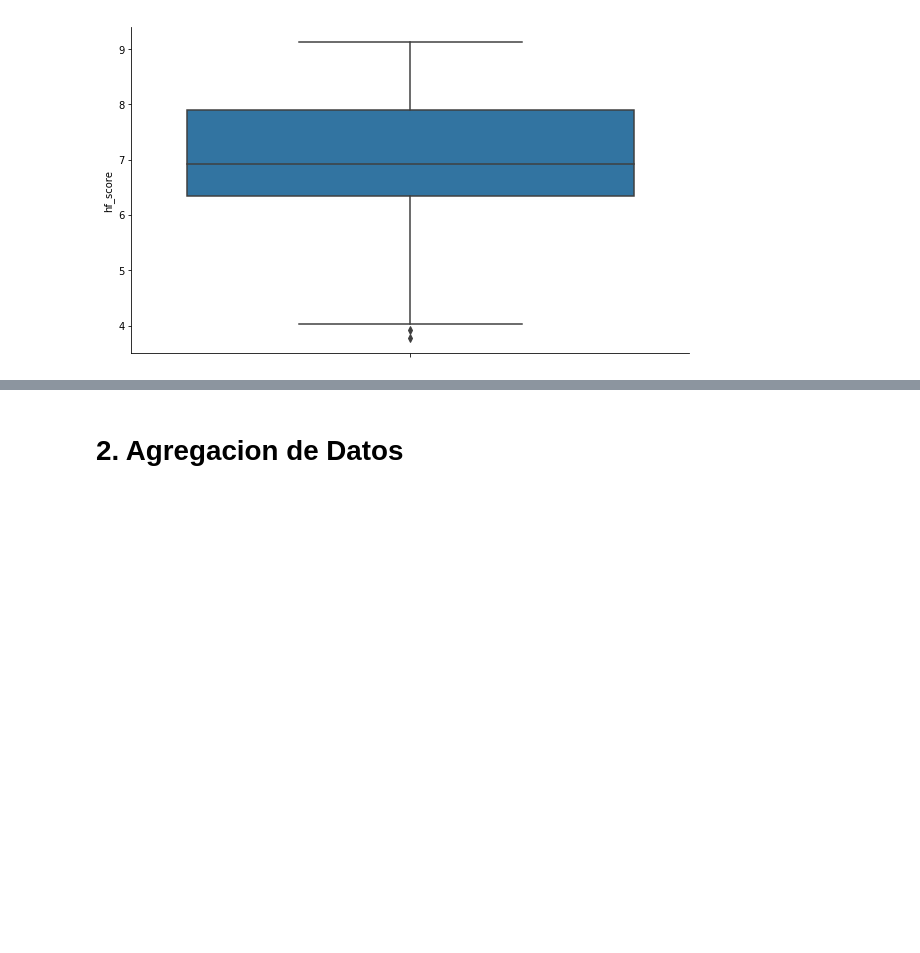
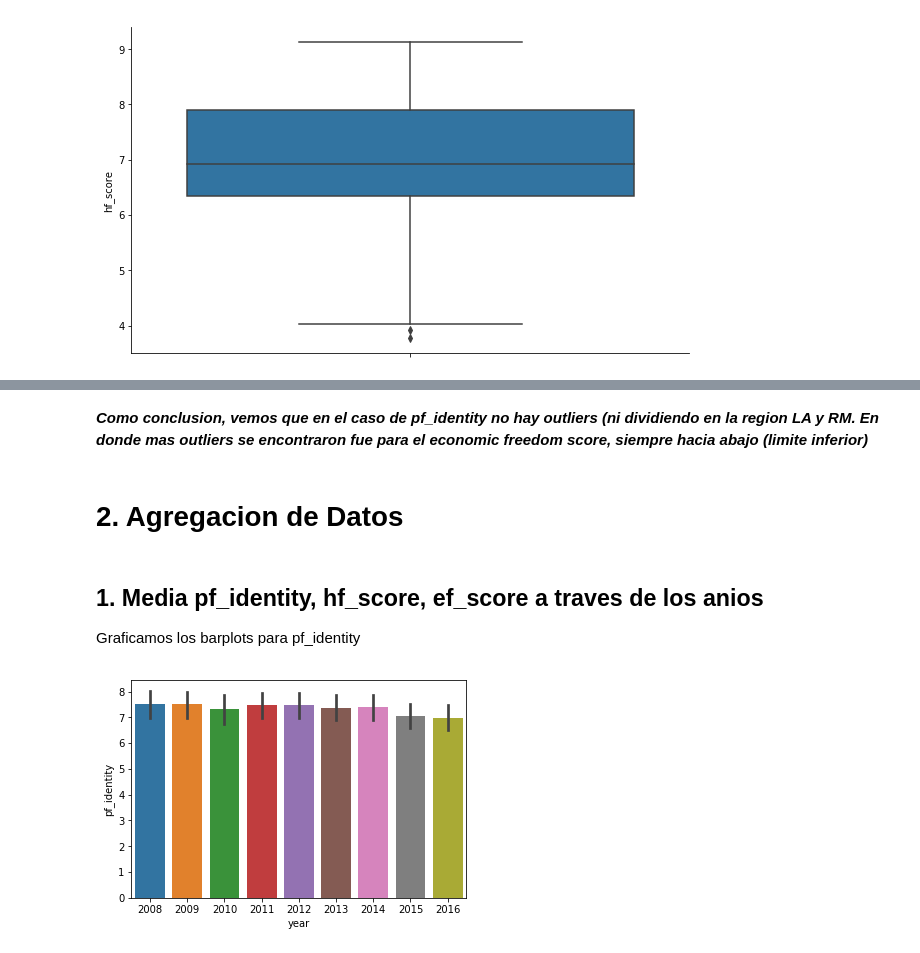
Before and after one commit to nehuengonzalez/diplodatos, a Jupyter notebook: Practico1-Prolijo.ipynb, the cells around one changed output, grey strips where cells are left out. Drawn from its saved outputs; the diff is of its cells as text; code cells hidden in the pictures; blank space fills up the shorter version.

```diff
--- a/Practico1-Prolijo.ipynb
+++ b/Practico1-Prolijo.ipynb
@@ -297,2 +428,14 @@ seaborn.despine()
+# %% [markdown]
+***Como conclusion, vemos que en el caso de pf_identity no hay outliers (ni dividiendo en la region LA y RM. En donde mas outliers se encontraron fue para el economic freedom score, siempre hacia abajo (limite inferior)***
 # %% [markdown]
 # 2. Agregacion de Datos
+# %% [markdown]
+## 1. Media pf_identity, hf_score, ef_score a traves de los anios
+
+Graficamos los barplots para pf_identity
+# %%
+seaborn.barplot(data = dataset, x='year', y='pf_identity')
+plt.xlabel='Anio'
+plt.ylabel='Personal Freedom - Identity'
+# %% [output]
+[figure, added]
```
Also changed, not shown: parts of 83 cells of this notebook.
